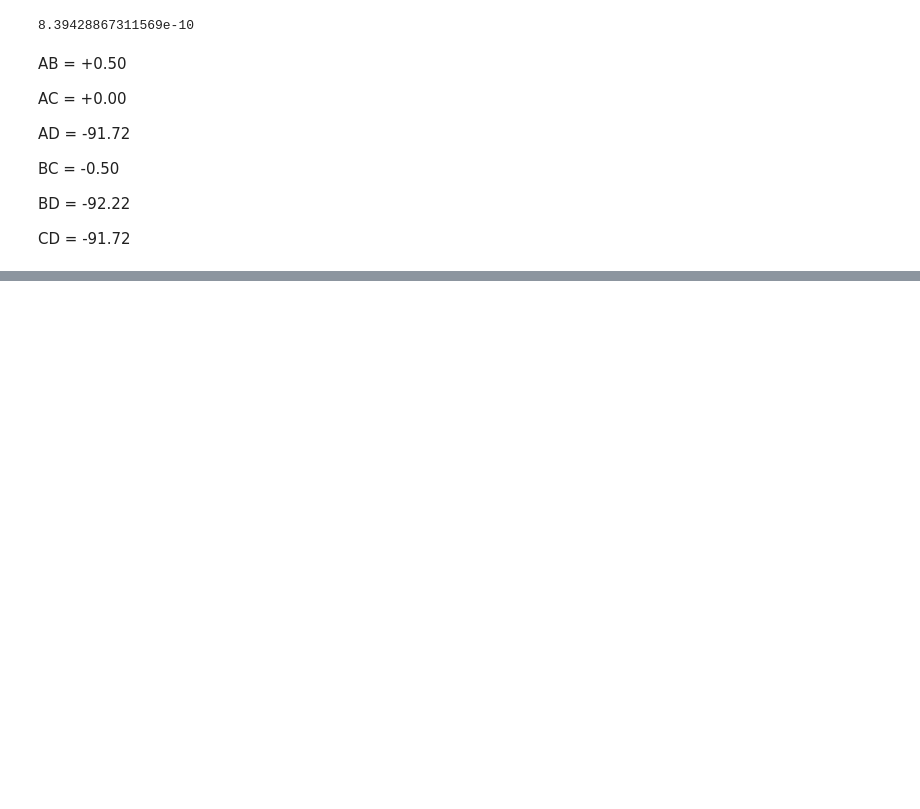
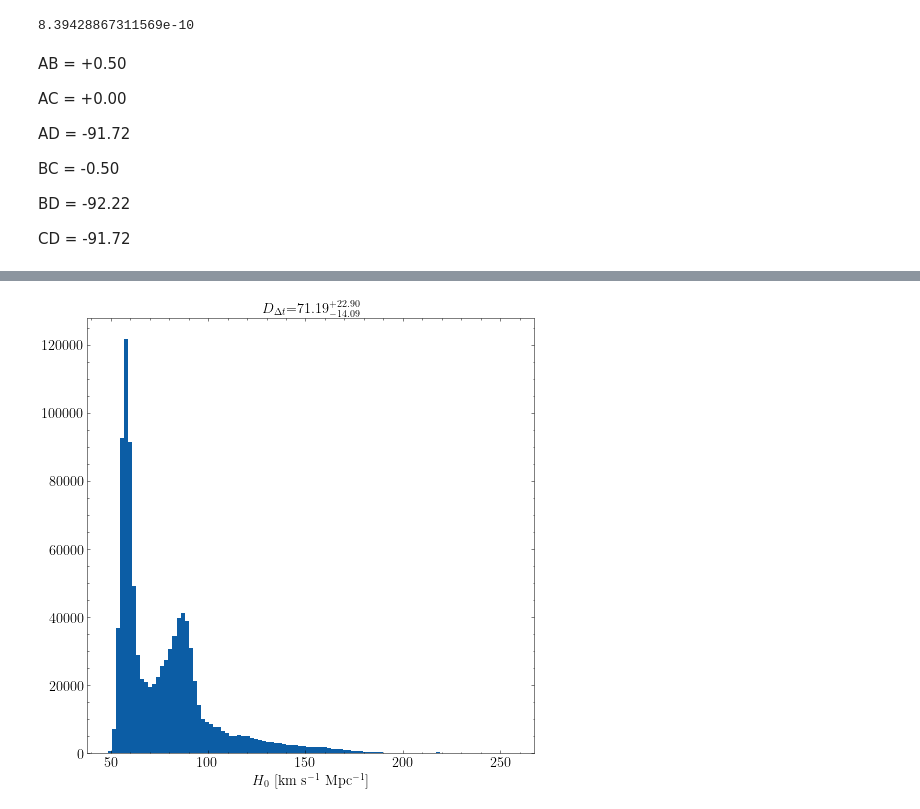
Before and after one commit to AlexandreAdam/rxj1131, a Jupyter notebook: notebooks/quad_optim.ipynb, the cells around one changed output, grey strips where cells are left out. Cells and saved outputs as stored; diff of their text form; code cells hidden in the pictures; blank space fills up the shorter version.

```diff
--- a/notebooks/quad_optim.ipynb
+++ b/notebooks/quad_optim.ipynb
@@ -494,0 +500,22 @@ plt.savefig("../latex/beamer_lens/marginalized_joint_posterior.png")
+# %%
+from scipy.integrate import quad
+z_lens = 0.295
+z_source = 0.654
+omega_m = 0.3
+omega_L = 0.7
+def H(z):
+    return 1/np.sqrt(omega_m * (1 + z)**3 + omega_L)
+Dd = quad(H, 0, z_lens)[0]/(1 + z_lens)
+Ds = quad(H, 0, z_source)[0]/(1 + z_source)
+Dds = quad(H, z_lens, z_source)[0]/(1 + z_source)
+factor = (1 + z_lens) * Ds * Ds / Dds
+D_deltat = (flat_samples[:, 0]) * u.Mpc
+H0 = (c * factor / D_deltat).to(u.km / u.s / u.Mpc).value
+plt.figure(figsize=(8, 8))
+plt.hist(H0, bins=100)
+med = np.median(H0)
+plt.title(r"$H_0$=%.2f$^{+%.2f}_{-%.2f}$" % (med, np.abs(np.percentile(H0, 84) - med), np.abs(np.percentile(H0, 16) - med)))
+plt.xlabel(r"$H_0$ [km s$^{-1}$ Mpc$^{-1}$]")
+plt.savefig("../latex/beamer_lens/marginalized_posterior_H0.png")
+# %% [output]
+[figure, added]
```
Also changed, not shown: parts of 12 cells of this notebook, 7 other files.
